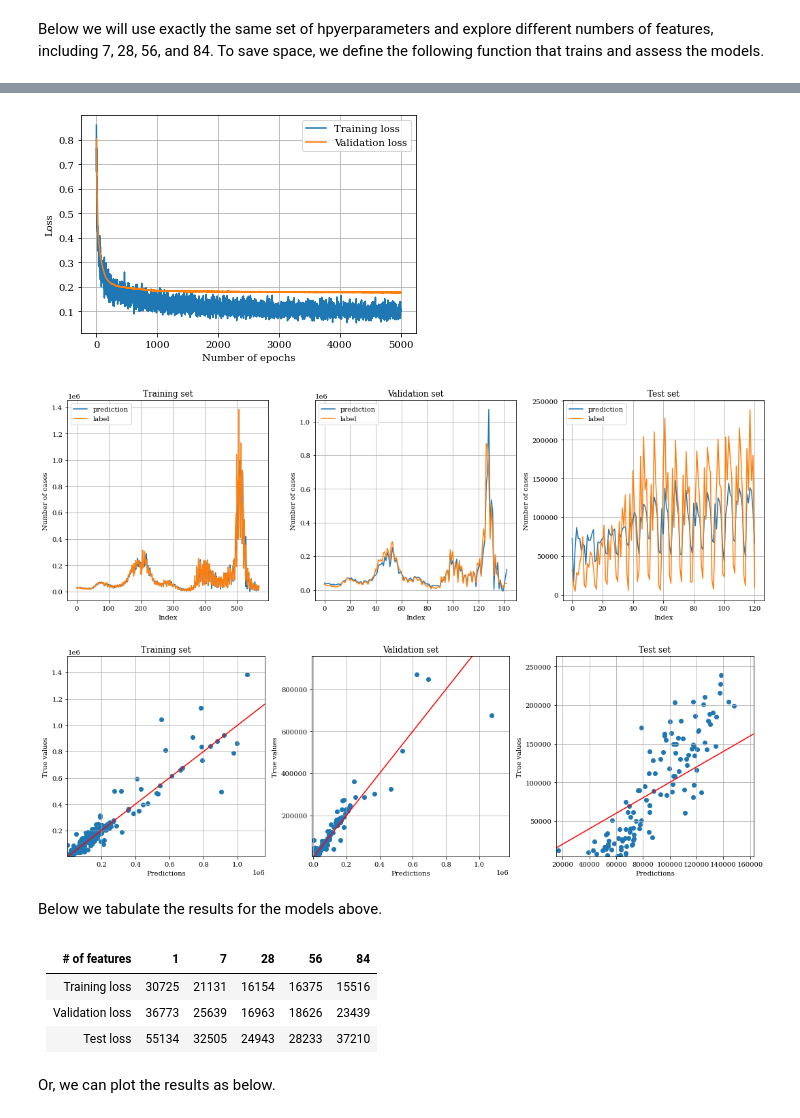
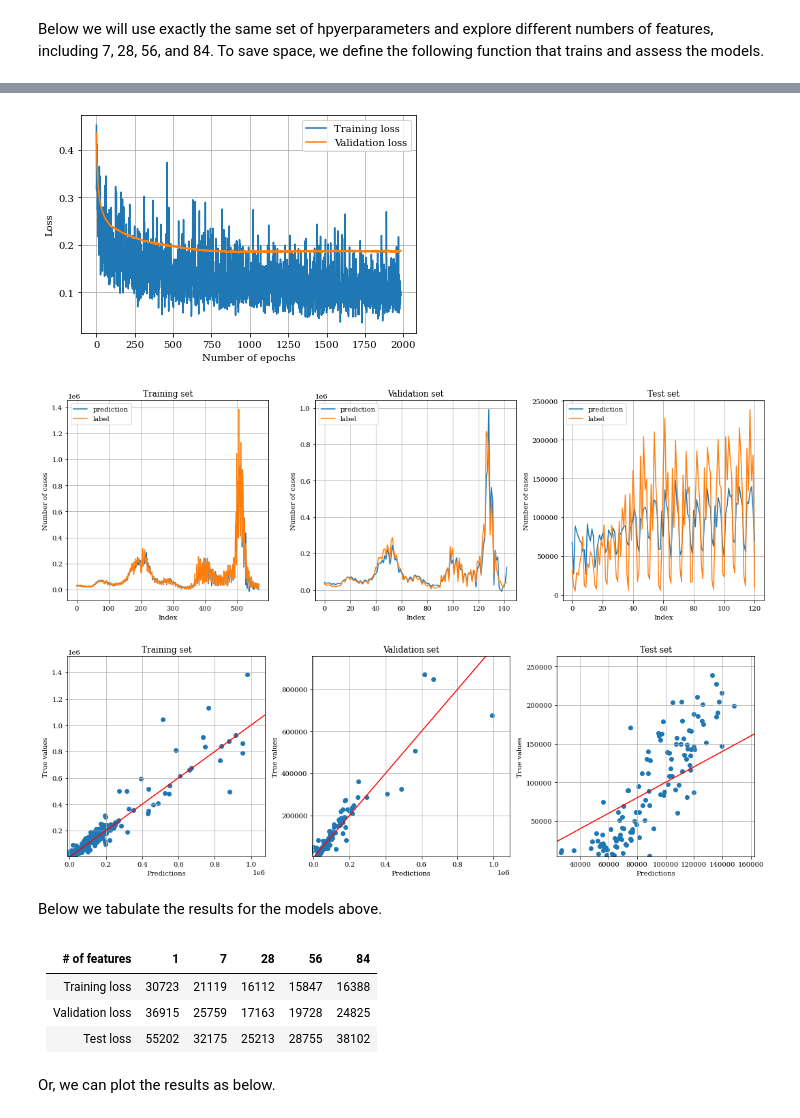
Before and after one commit to wehs7661/deep_learning_projects, a Jupyter notebook: covid_regression/LR2DNN/covid_regression.ipynb, the cells around one changed output, grey strips where cells are left out. Saved outputs shown, nothing was run; the diff lists cells and outputs as text; code cells hidden in the pictures.

```diff
--- a/covid_regression/LR2DNN/covid_regression.ipynb
+++ b/covid_regression/LR2DNN/covid_regression.ipynb
@@ -39,7 +39,8 @@ rc('font', **{
 rc('mathtext', **{'default': 'regular'})
 plt.rc('font', family='serif')
 # %%
-def set_rand_seed(seed=1):
+seed = 1
+def set_rand_seed(seed):
     np.random.seed(seed)
     torch.manual_seed(seed)
     if torch.cuda.is_available():
@@ -261,7 +262,7 @@ config = {
     'n_epochs': 5000,
     'lr': 0.001,
     'optimizer': 'SGD',
-    'batch_size': 200,
+    'batch_size': 128,
     'early_stop': 1000,
 }
 # %%
@@ -444,7 +445,7 @@ In this section, we will explore linear regression models with multiple features
 # %% [markdown]
 Below we will use exactly the same set of hpyerparameters and explore different numbers of features, including 7, 28, 56, and 84. To save space, we define the following function that trains and assess the models.
 # %%
-def train_and_assess(model, n_feats):
+def train_and_assess(model, n_feats, rand_seed=None):
 
     ##########################################
     #  Prepare datasets and train the model  #
@@ -455,15 +456,16 @@ def train_and_assess(model, n_feats):
         'n_epochs': 5000,
         'lr': 0.001,
         'optimizer': 'SGD',
-        'batch_size': 200,
+        'batch_size': 128,
         'early_stop': 1000,
     }
 
-    set_rand_seed()
+    if rand_seed is not None:
+      set_rand_seed(rand_seed)
+
     tr_set = prep_dataloader(df, n_feats, 'train', config['batch_size'], tr_idx=(n_feats + 1, 798))
     dv_set = prep_dataloader(df, n_feats, 'dev', config['batch_size'], tr_idx=(n_feats + 1, 798))
     tt_set = prep_dataloader(df, n_feats, 'test', config['batch_size'], tr_idx=(n_feats + 1, 798))
-
 
     loss_list = train(tr_set, dv_set, model, config)
     t2 = time.time()
@@ -582,5 +584,5 @@ Test loss: 28233
 # %%
 n_feats = 84
 model = Linear_Regression(n_feats, 1)
-train_and_assess(model, n_feats)
+train_and_assess(model, n_feats, rand_seed=seed)
 # %% [output]
@@ -592,14 +594,14 @@ Test loss: 37210
-[figure, old version]
+[figure, new version]
-[figure, old version]
+[figure, new version]
-[figure, old version]
+[figure, new version]
 # %% [markdown]
 Below we tabulate the results for the models above.
 # %% [markdown]
 | # of features   | 1     | 7     | 28    | 56    | 84    |
 |-----------------|-------|-------|-------|-------|-------|
-| Training loss   | 30725 | 21131 | 16154 | 16375 | 15516 |
-| Validation loss | 36773 | 25639 | 16963 | 18626 | 23439 |
-| Test loss       | 55134 | 32505 | 24943 | 28233 | 37210 |
+| Training loss   | 30723 | 21119 | 16112 | 15847 | 16388 |
+| Validation loss | 36915 | 25759 | 17163 | 19728 | 24825 |
+| Test loss       | 55202 | 32175 | 25213 | 28755 | 38102 |
 # %% [markdown]
 Or, we can plot the results as below.
 # %%
```
Also changed, not shown: parts of 46 cells of this notebook.
